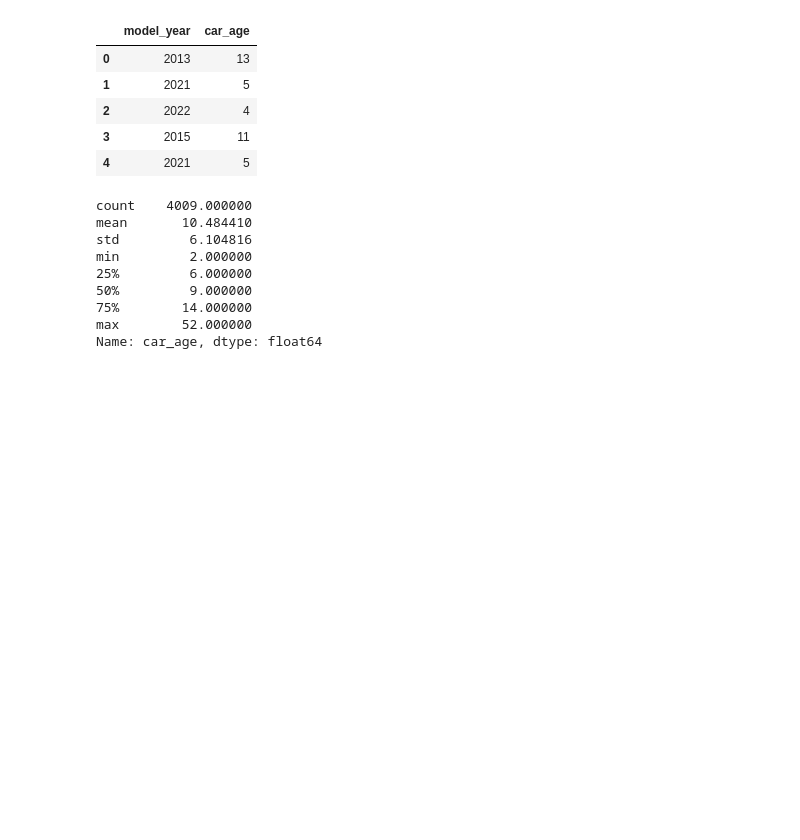
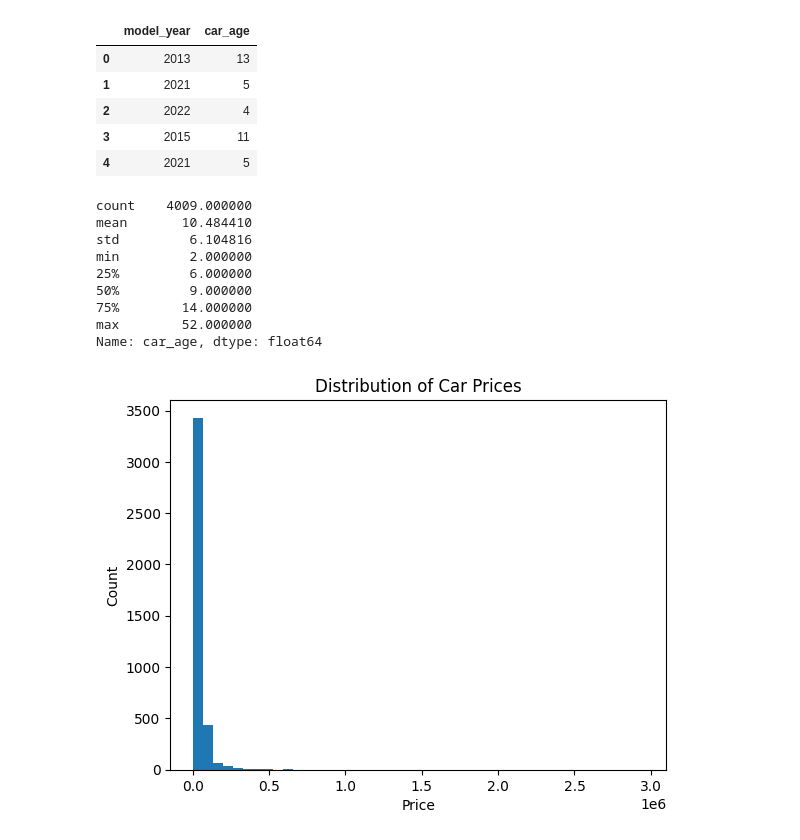
Before and after one commit to SMCodeX7/Used-Car-Price-Prediction, a Jupyter notebook: notebooks/UsedCarPricePrediction.ipynb, the cells around one changed output. Drawn from its saved outputs; the diff is of its cells as text; code cells hidden in the pictures; blank space fills up the shorter version.

Commit message:
EDA Visualizations

```diff
--- a/notebooks/UsedCarPricePrediction.ipynb
+++ b/notebooks/UsedCarPricePrediction.ipynb
@@ -251,3 +251,12 @@ min         2.000000
 75%        14.000000
 max        52.000000
 Name: car_age, dtype: float64
+# %%
+# Price Distribution
+plt.hist(df["price"], bins=45)
+plt.xlabel("Price")
+plt.ylabel("Count")
+plt.title("Distribution of Car Prices")
+plt.show()
+# %% [output]
+[figure, added]
```
Also changed, not shown: parts of 6 cells of this notebook.
